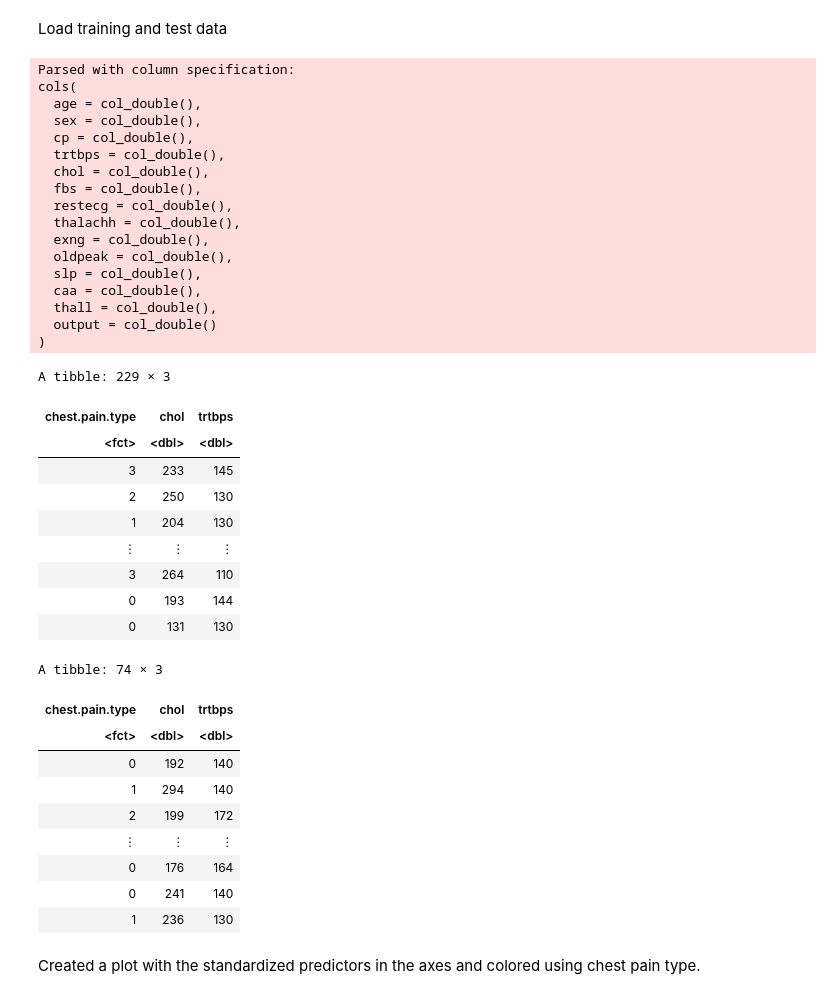
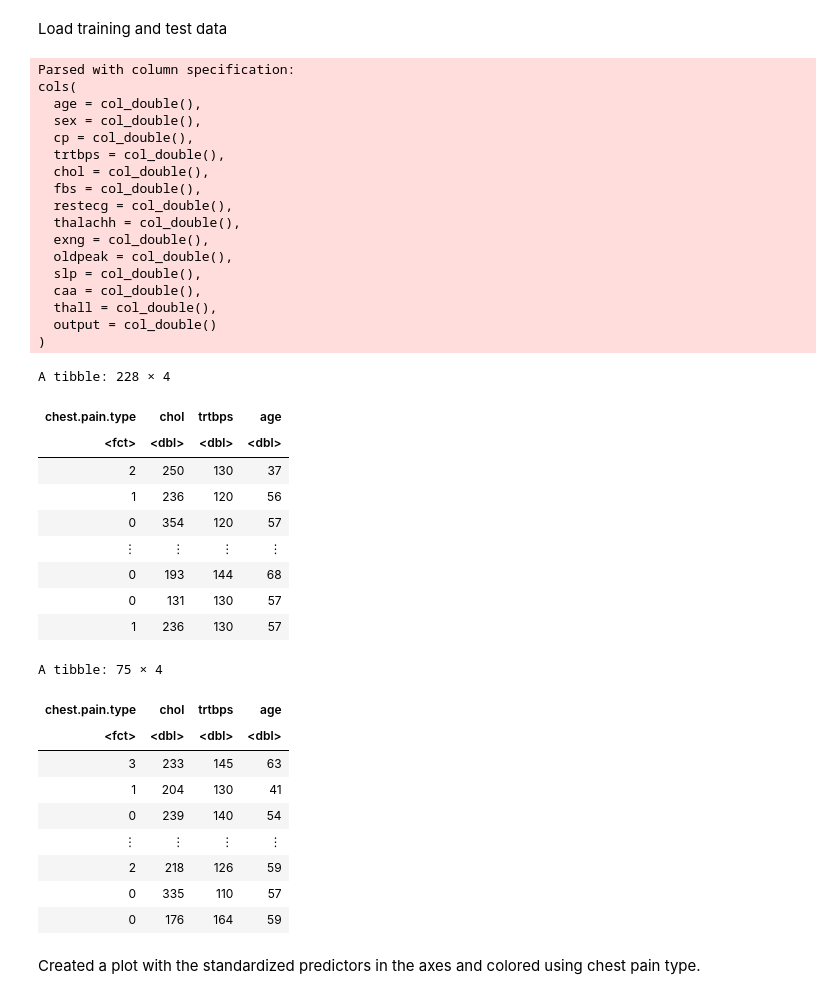
Before and after one commit to AlexLuo602/group26v2, a Jupyter notebook: Proposal.ipynb, the cells around one changed output. Saved outputs shown, nothing was run; the diff lists cells and outputs as text; code cells hidden in the pictures.

```diff
--- a/Proposal.ipynb
+++ b/Proposal.ipynb
@@ -48,54 +60,54 @@ url <- "https://raw.githubusercontent.com/AlexLuo602/group26v2/main/heart.csv"
 download.file(url, destfile = "heart.csv")
 
 heart_csv <- read_csv("heart.csv") %>%
     mutate(chest.pain.type = as_factor(cp)) %>%
-    select(chest.pain.type, chol, trtbps)
+    select(chest.pain.type, chol, trtbps, age)
 
 
 heart_split <- initial_split(heart_csv, prop = 0.75, strata = chest.pain.type)
 heart_train <- training(heart_split)
 heart_test <- testing(heart_split)
 
 heart_train
 heart_test
 # %% [output]
 Parsed with column specification:
 cols(
   age = col_double(),
   sex = col_double(),
   cp = col_double(),
   trtbps = col_double(),
   chol = col_double(),
   fbs = col_double(),
   restecg = col_double(),
   thalachh = col_double(),
   exng = col_double(),
   oldpeak = col_double(),
   slp = col_double(),
   caa = col_double(),
   thall = col_double(),
   output = col_double()
 )
-A tibble: 229 × 3
+A tibble: 228 × 4
-| chest.pain.type | chol | trtbps |
-| <fct> | <dbl> | <dbl> |
-| 3 | 233 | 145 |
-| 2 | 250 | 130 |
-| 1 | 204 | 130 |
-| ⋮ | ⋮ | ⋮ |
-| 3 | 264 | 110 |
-| 0 | 193 | 144 |
-| 0 | 131 | 130 |
+| chest.pain.type | chol | trtbps | age |
+| <fct> | <dbl> | <dbl> | <dbl> |
+| 2 | 250 | 130 | 37 |
+| 1 | 236 | 120 | 56 |
+| 0 | 354 | 120 | 57 |
+| ⋮ | ⋮ | ⋮ | ⋮ |
+| 0 | 193 | 144 | 68 |
+| 0 | 131 | 130 | 57 |
+| 1 | 236 | 130 | 57 |
-A tibble: 74 × 3
+A tibble: 75 × 4
-| chest.pain.type | chol | trtbps |
-| <fct> | <dbl> | <dbl> |
-| 0 | 192 | 140 |
-| 1 | 294 | 140 |
-| 2 | 199 | 172 |
-| ⋮ | ⋮ | ⋮ |
-| 0 | 176 | 164 |
-| 0 | 241 | 140 |
-| 1 | 236 | 130 |
+| chest.pain.type | chol | trtbps | age |
+| <fct> | <dbl> | <dbl> | <dbl> |
+| 3 | 233 | 145 | 63 |
+| 1 | 204 | 130 | 41 |
+| 0 | 239 | 140 | 54 |
+| ⋮ | ⋮ | ⋮ | ⋮ |
+| 2 | 218 | 126 | 59 |
+| 0 | 335 | 110 | 57 |
+| 0 | 176 | 164 | 59 |
 # %% [markdown]
 Created a plot with the standardized predictors in the axes and colored using chest pain type.
 # %%
```
Also changed, not shown: parts of 12 cells of this notebook.
